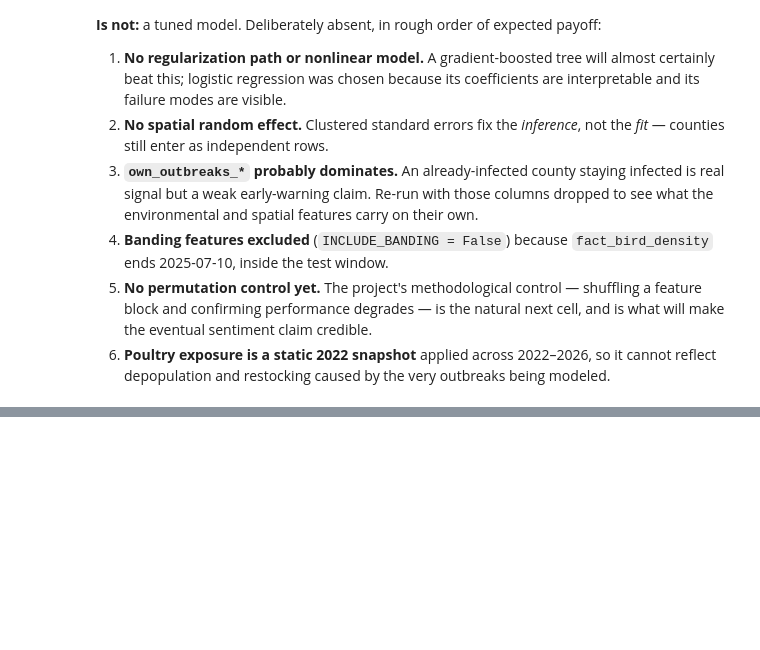
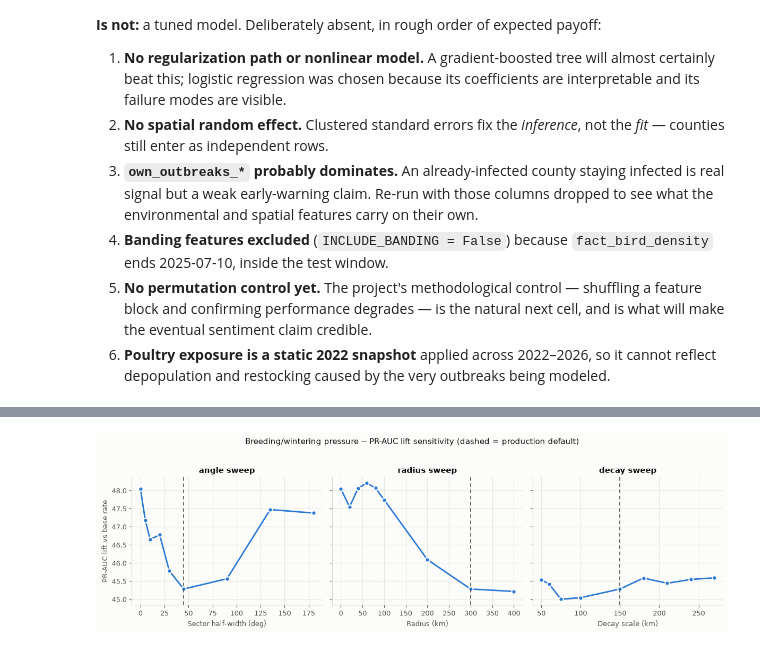
Before and after one commit to NickSanfordCPA/h5n1-capstone, a Jupyter notebook: notebooks/regression_baseline.ipynb, the cells around one changed output, grey strips where cells are left out. Cells and saved outputs as stored; diff of their text form; code cells hidden in the pictures; blank space fills up the shorter version.

```diff
--- a/notebooks/regression_baseline.ipynb
+++ b/notebooks/regression_baseline.ipynb
@@ -484,0 +509,2 @@ the reference number that sentiment has to beat.
+# %%
+df_without_side_pressure = df.drop(columns=['breeding_side_pressure','wintering_side_pressure'])
@@ -484,0 +595,16 @@ the reference number that sentiment has to beat.
+# %%
+# --- rebuild breeding/wintering_side_pressure for one (angle, radius, decay) combo ---
+# --- and splice them onto df_without_side_pressure (every other column untouched) ---
+def with_side_pressure(sector_half_width_deg, radius_km, decay_scale_km, lag_days=LAG_DAYS_DEFAULT):
+    bp = build_side_pressure("breeding_bearing_deg", sector_half_width_deg, radius_km, decay_scale_km, lag_days)
+    bp = bp.rename(columns={"contrib": "breeding_side_pressure"})
+    wp = build_side_pressure("wintering_bearing_deg", sector_half_width_deg, radius_km, decay_scale_km, lag_days)
+    wp = wp.rename(columns={"contrib": "wintering_side_pressure"})
+
+    out = df_without_side_pressure.merge(bp, on=["fips", "day"], how="left")
+    out = out.merge(wp, on=["fips", "day"], how="left")
+    # no row in bp/wp for a (fips, day) means zero weighted detections reached it in the
+    # trailing window -- genuinely zero, not missing, same convention as the production table
+    out["breeding_side_pressure"] = out["breeding_side_pressure"].fillna(0.0)
+    out["wintering_side_pressure"] = out["wintering_side_pressure"].fillna(0.0)
+    return out
@@ -484,0 +740,22 @@ the reference number that sentiment has to beat.
+# %%
+# --- visualize: PR-AUC lift as each parameter moves away from the production default ---
+fig, axes = plt.subplots(1, 3, figsize=(12, 3.6), sharey=True)
+sweep_specs = [
+    ("angle",  "angle_deg",  "Sector half-width (deg)", PRODUCTION_ANGLE),
+    ("radius", "radius_km",  "Radius (km)",              PRODUCTION_RADIUS),
+    ("decay",  "decay_km",   "Decay scale (km)",         PRODUCTION_DECAY),
+]
+for ax, (sweep_name, xcol, xlabel, prod_val) in zip(axes, sweep_specs):
+    sub = results_df[results_df.sweep == sweep_name].sort_values(xcol)
+    ax.plot(sub[xcol], sub.lift, color=BLUE, marker="o", markersize=6,
+            markeredgecolor=SURFACE, markeredgewidth=1.5)
+    ax.axvline(prod_val, color=INK_2, lw=1.2, ls=(0, (4, 3)))
+    ax.set(xlabel=xlabel, title=f"{sweep_name} sweep")
+
+axes[0].set_ylabel("PR-AUC lift vs base rate")
+fig.suptitle("Breeding/wintering pressure -- PR-AUC lift sensitivity (dashed = production default)",
+             fontsize=10.5, color=INK, y=1.03)
+fig.tight_layout()
+plt.show()
+# %% [output]
+[figure, added]
```
Also changed, not shown: parts of 8 cells of this notebook.
